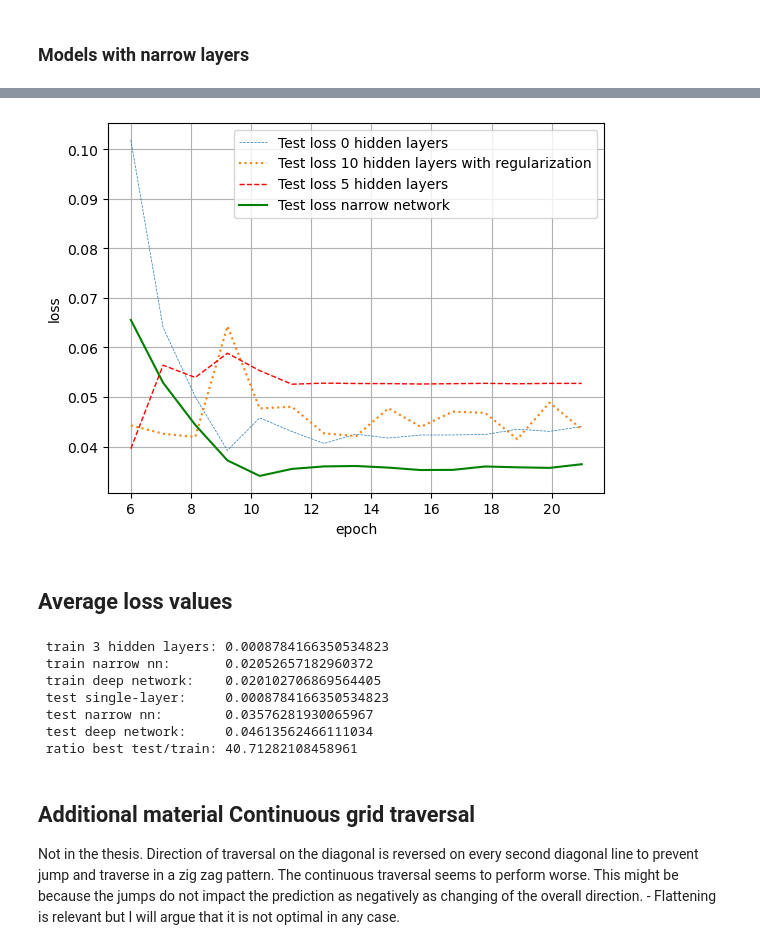
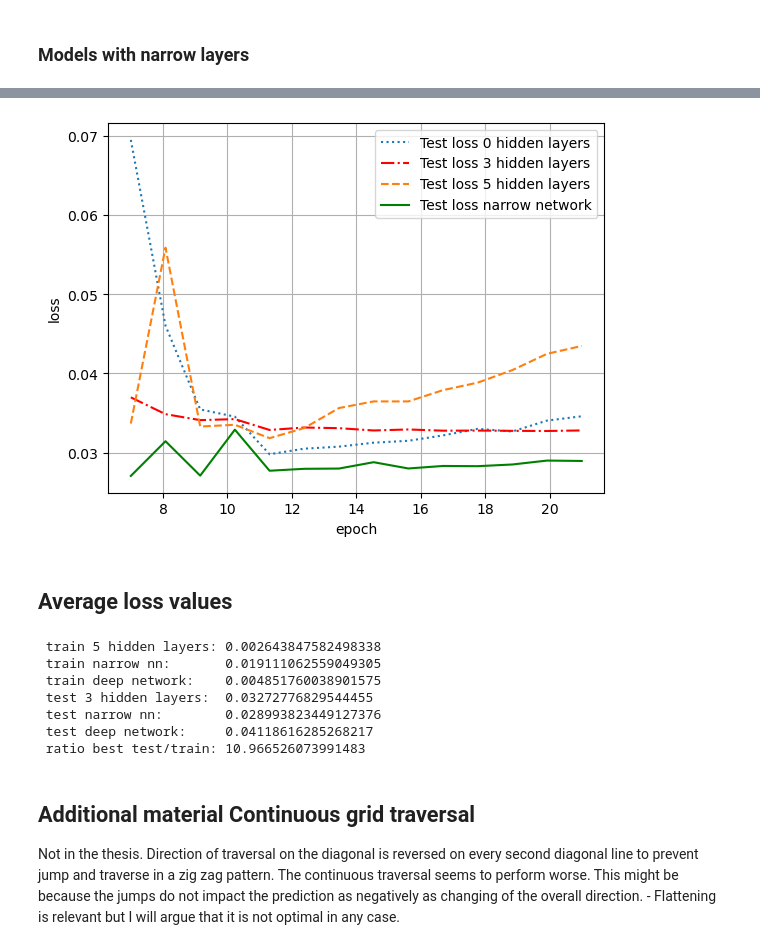
Before and after one commit to vschormann/MA_ML_assisted_SUPG, a Jupyter notebook: Section_3_1.ipynb, the cells around one changed output, grey strips where cells are left out. Drawn from its saved outputs; the diff is of its cells as text; code cells hidden in the pictures.

```diff
--- a/Section_3_1.ipynb
+++ b/Section_3_1.ipynb
@@ -832,46 +900,46 @@ train_loss_d4_w2, test_loss_d4_w2, = train(
 # %%
-start = 5
+start = 6
 end = 20
 x= np.linspace(start+1,end+1,len(test_loss_d4_w2[start:end]))
 
 
-plt.plot(x, test_loss_d1_plain[start:end],label='Test loss 0 hidden layers', linestyle='--', linewidth=0.5)
-plt.plot(x, test_loss_d10_batch_res_dropout[start+160:end+160],label='Test loss 10 hidden layers with regularization', linestyle=':')
-plt.plot(x, test_loss_d6_plain[start:end],label='Test loss 5 hidden layers', linestyle='--', linewidth=1, color='red')
+plt.plot(x, test_loss_d1_plain[start:end],label='Test loss 0 hidden layers', linestyle=':')
+plt.plot(x, test_loss_d4_plain[start:end],label='Test loss 3 hidden layers', linestyle='-.', color='red')
+plt.plot(x, test_loss_d6_plain[start:end],label='Test loss 5 hidden layers', linestyle='--')
 plt.plot(x, test_loss_d4_w2[start:end],label='Test loss narrow network', linestyle='-', linewidth=1.5, color='green')
 
 plt.xlabel('epoch')
 plt.ylabel('loss')
 plt.legend()
 plt.grid(True)
 plt.savefig('example_3_1_narrow_model_loss.png')
 plt.show()
 # %% [output]
-[figure, old version]
+[figure, new version]
 # %% [markdown]
 ## Average loss values
 # %%
-a = np.average(train_loss_d4_plain[-1-10:-1])
+a = np.average(train_loss_d6_plain[-1-1:-1])
 
-b = np.average(train_loss_d4_w2[-1-10:-1])
+b = np.average(train_loss_d4_w2[-1-1:-1])
 
-c = np.average(train_loss_d10_batch_res_dropout[-1-10:-1])
+c = np.average(train_loss_d10_batch_res_dropout[-1-1:-1])
 
-d = np.average(test_loss_d1_plain[-1-10:-1])
+d = np.average(test_loss_d4_plain[-1-1:-1])
 
-e = np.average(test_loss_d4_w2[-1-10:-1])
+e = np.average(test_loss_d4_w2[-1-1:-1])
 
-f = np.average(test_loss_d10_batch_res_dropout[-1-10:-1])
+f = np.average(test_loss_d10_batch_res_dropout[-1-1:-1])
 
-print(f" train 3 hidden layers:\t{a}\n train narrow nn:\t{b}\n train deep network:\t{c}\n test single-layer:\t{a}\n test narrow nn:\t{e}\n test deep network:\t{f}\n ratio best test/train:\t{e/a}")
+print(f" train 5 hidden layers:\t{a}\n train narrow nn:\t{b}\n train deep network:\t{c}\n test 3 hidden layers:\t{d}\n test narrow nn:\t{e}\n test deep network:\t{f}\n ratio best test/train:\t{e/a}")
 # %% [output]
- train 3 hidden layers: 0.0008784166350534823
- train narrow nn:       0.02052657182960372
- train deep network:    0.020102706869564405
- test single-layer:     0.0008784166350534823
- test narrow nn:        0.03576281930065967
- test deep network:     0.04613562466111034
- ratio best test/train: 40.71282108458961
+ train 5 hidden layers: 0.002643847582498338
+ train narrow nn:       0.019111062559049305
+ train deep network:    0.004851760038901575
+ test 3 hidden layers:  0.03272776829544455
+ test narrow nn:        0.028993823449127376
+ test deep network:     0.04118616285268217
+ ratio best test/train: 10.966526073991483
 # %% [markdown]
 ## Additional material Continuous grid traversal
 Not in the thesis. Direction of traversal on the diagonal is reversed on every second diagonal line to prevent jump and traverse in a zig zag pattern. The continuous traversal seems to perform worse. This might be because the jumps do not impact the prediction as negatively as changing of the overall direction. - Flattening is relevant but I will argue that it is not optimal in any case.
```
Also changed, not shown: parts of 16 cells of this notebook, 4 other files.
